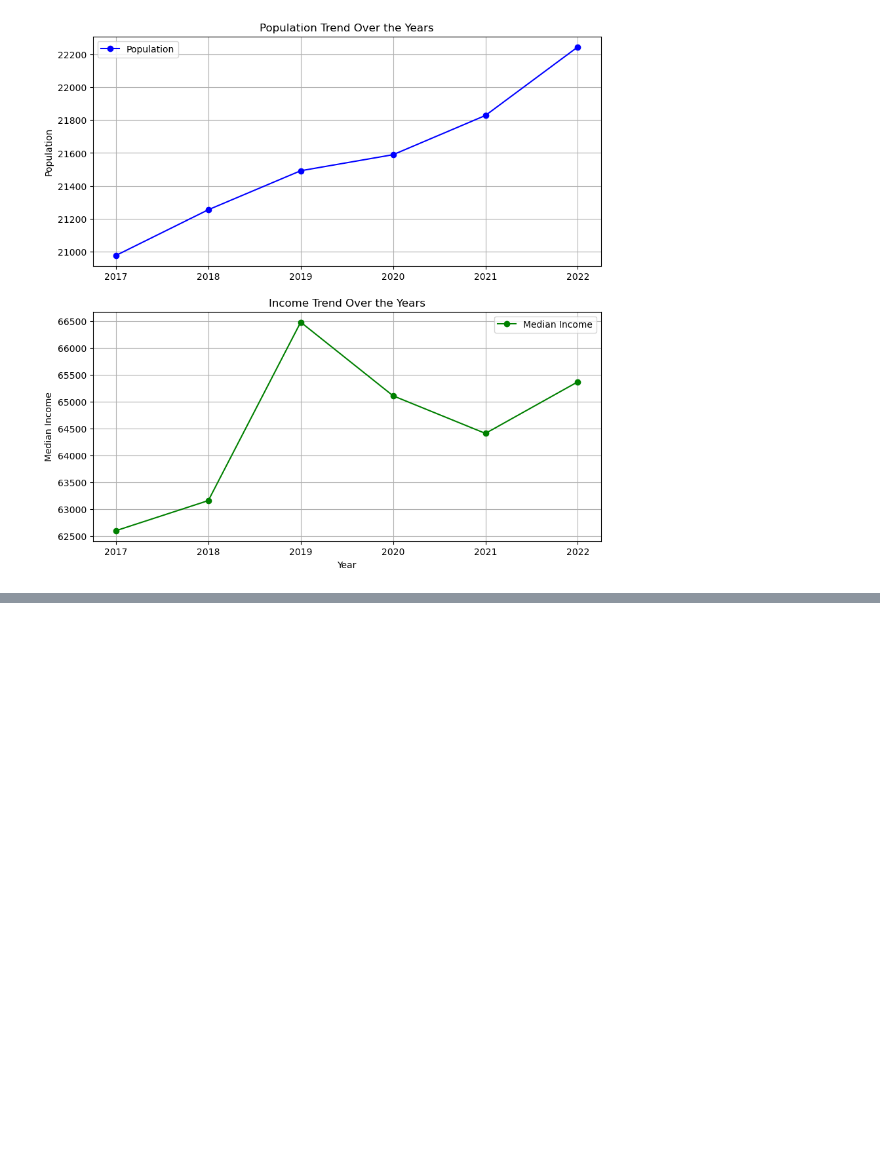
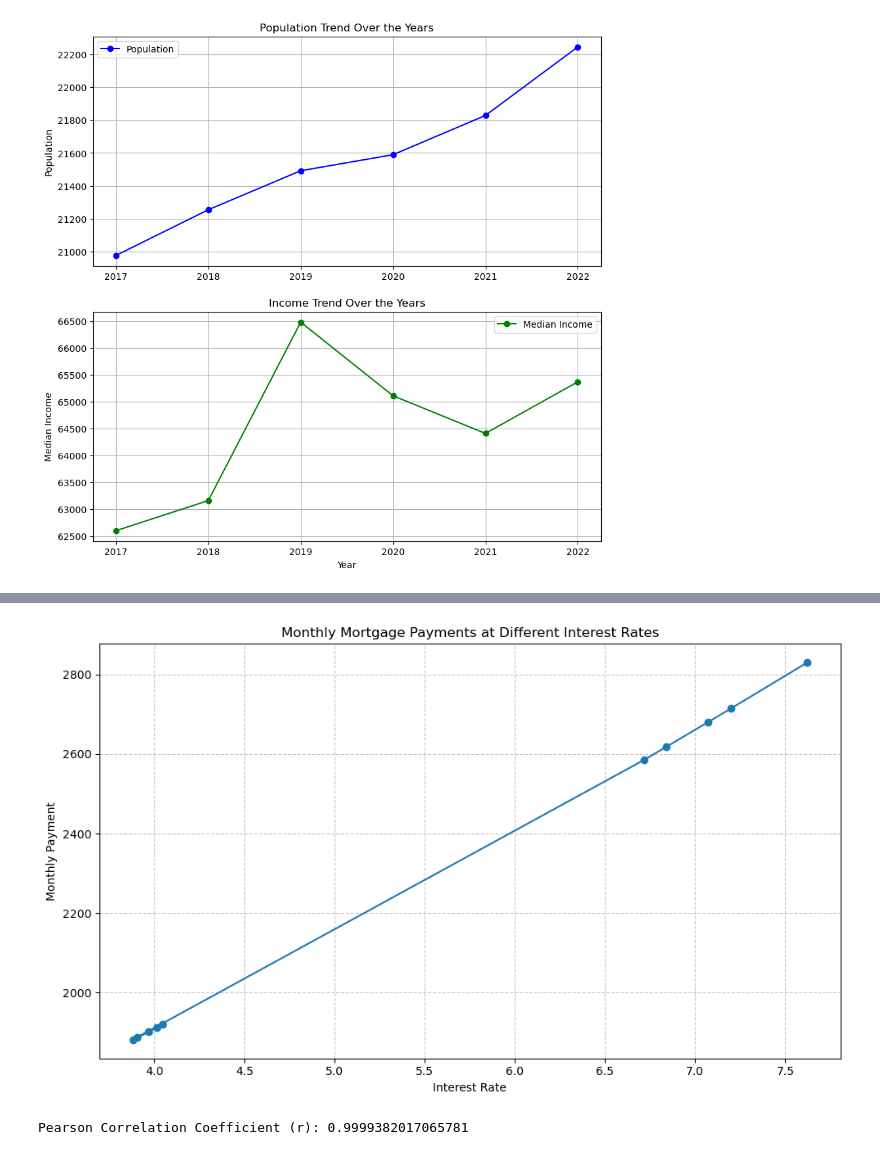
Before and after one commit to wehennum/Cost-of-Living-in-Florida---Project-One-, a Jupyter notebook: project-one- Pop and Income/POPULATION AND INCOME.ipynb, the cells around one changed output, grey strips where cells are left out. Cells and saved outputs as stored; diff of their text form; code cells hidden in the pictures; blank space fills up the shorter version.

```diff
--- a/project-one- Pop and Income/POPULATION AND INCOME.ipynb
+++ b/project-one- Pop and Income/POPULATION AND INCOME.ipynb
@@ -190,0 +441,45 @@ Income Standard Deviation: 1320.3713703180463
+# %%
+import pandas as pd
+import matplotlib.pyplot as plt
+
+# Sample data
+data = {
+    'Interest Rate': [4.045, 4.01, 3.904, 3.9675, 3.88, 6.714, 6.84, 7.072, 7.2, 7.62],
+}
+
+# Create a DataFrame from the sample data
+df = pd.DataFrame(data)
+
+# Principal amount (loan amount)
+P = 400000
+
+# Loan term in years (assuming a 30-year loan)
+loan_term_years = 30
+
+# Calculate the monthly payments for each interest rate
+df['Monthly Payment'] = df['Interest Rate'] / 12 / 100 * P / (1 - (1 + df['Interest Rate'] / 12 / 100) ** (-loan_term_years * 12))
+
+# Create a line chart
+plt.figure(figsize=(10, 6))
+plt.plot(df['Interest Rate'], df['Monthly Payment'], marker='o', linestyle='-')
+plt.xlabel('Interest Rate')
+plt.ylabel('Monthly Payment')
+plt.title('Monthly Mortgage Payments at Different Interest Rates')
+plt.grid(True, linestyle='--', alpha=0.7)
+
+# Show the chart
+plt.tight_layout()
+plt.show()
+# %% [output]
+[figure, added]
+# %%
+import pandas as pd
+
+# Assuming you have a DataFrame df with 'Interest Rate' and 'Monthly Payment' columns
+
+# Calculate the Pearson correlation coefficient (Pearson's r)
+correlation = df['Interest Rate'].corr(df['Monthly Payment'])
+
+print(f'Pearson Correlation Coefficient (r): {correlation}')
+# %% [output]
+Pearson Correlation Coefficient (r): 0.9999382017065781
```
Also changed, not shown: parts of 11 cells of this notebook, 4 other files.
